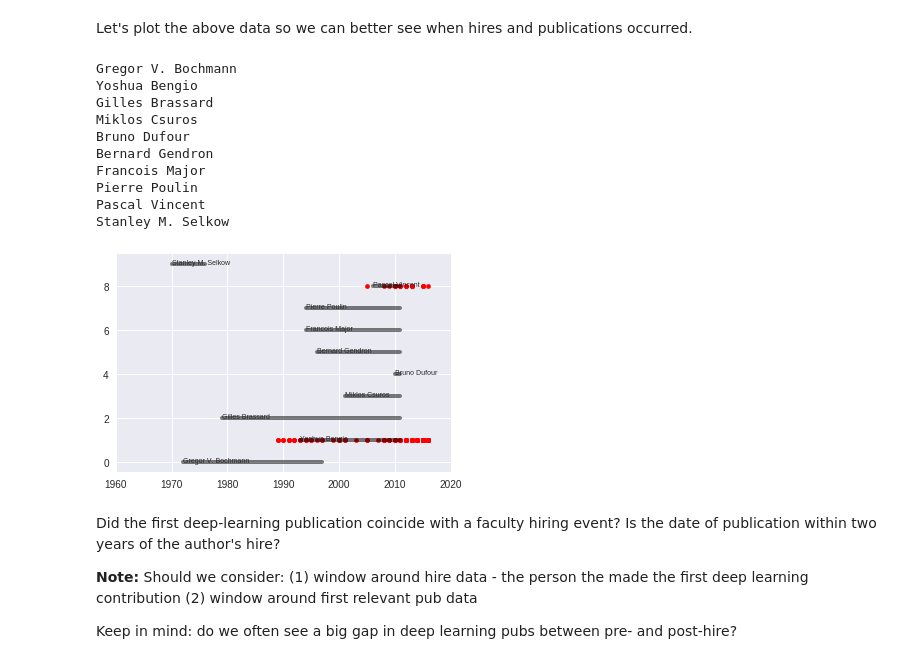
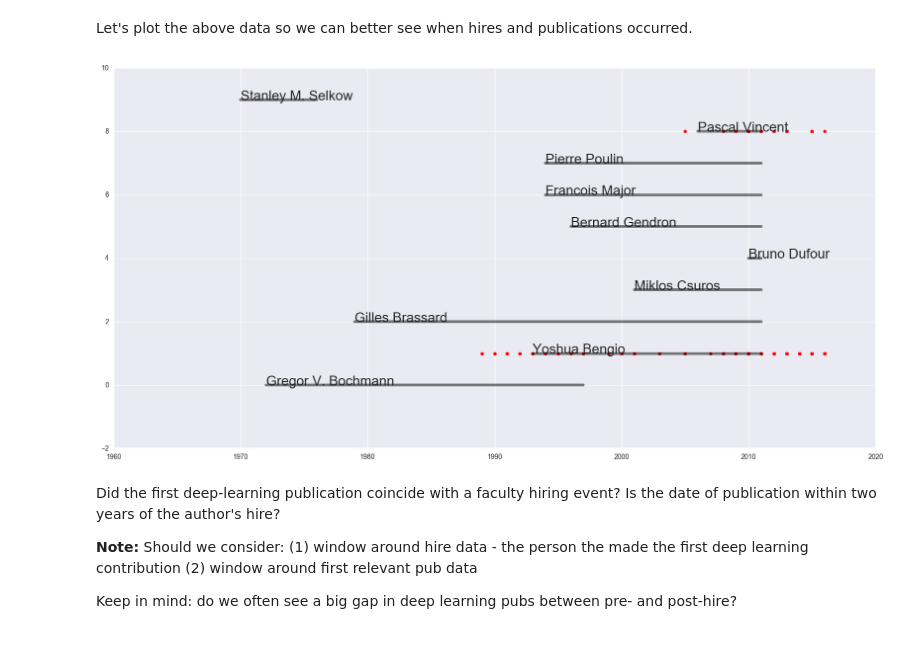
Before and after one commit to dimecon/faculty_hiring, a Jupyter notebook: notebooks-productivity/Spread+of+Research+Ideas.ipynb, the cells around one changed output. Drawn from its saved outputs; the diff is of its cells as text; code cells hidden in the pictures.

```diff
--- a/notebooks-productivity/Spread+of+Research+Ideas.ipynb
+++ b/notebooks-productivity/Spread+of+Research+Ideas.ipynb
@@ -44,7 +44,7 @@ deep_learning_keywords = ["ANN", "convolutional", "CNN", "recurrent", "RNN", "pe
                           "categorical cross-entropy loss", "dbn", "deep dream", "googlenet", "highway layer",
                           "imagenet", "ilsvrc", "inception module", "max-pooling", "noise-contrastive estimation",
                           "noise contrastive estimation", "restricted boltzmann", "rbn", "recursive neural network",
-                          "resnet", "rmsprop", "vanishing gradient", "vgg", "convnet"]
+                          "resnet", "rmsprop", "vanishing gradient", "vgg", "convnet", "artificial neural network"]
 # %% [markdown]
 **Note:** How will these results differ based on domain? Any other domains to consider?
 # %% [markdown]
@@ -129,31 +129,22 @@ Let's plot the above data so we can better see when hires and publications occur
 # %%
 def plot_careers(place):
     i = 0
+    plt.figure(figsize=(20,10))
     for person in get_hires_and_publications(place):
-        print person['facultyName']
+        #print person['facultyName']
         plt.plot([person["start"], person["end"]], [i, i], linewidth= 4, color = 'k', alpha = .5)
-        plt.text(person["start"], i, person["facultyName"], fontsize=7)
+        plt.text(person["start"], i, person["facultyName"], fontsize=20)
 
         if len(person['pubs']) > 0:
             plt.scatter(person['pubs'], [i]*len(person['pubs']), s = 20, color = 'r')
         i += 1
 
     plt.xlim(1960, 2020)
     plt.show()
 
 plot_careers(place)
 # %% [output]
-Gregor V. Bochmann
-Yoshua Bengio
-Gilles Brassard
-Miklos Csuros
-Bruno Dufour
-Bernard Gendron
-Francois Major
-Pierre Poulin
-Pascal Vincent
-Stanley M. Selkow
-[figure, old version]
+[figure, new version]
 # %% [markdown]
 Did the first deep-learning publication coincide with a faculty hiring event? Is the date of publication within two years of the author's hire?
 
```
Also changed, not shown: parts of 7 cells of this notebook.
